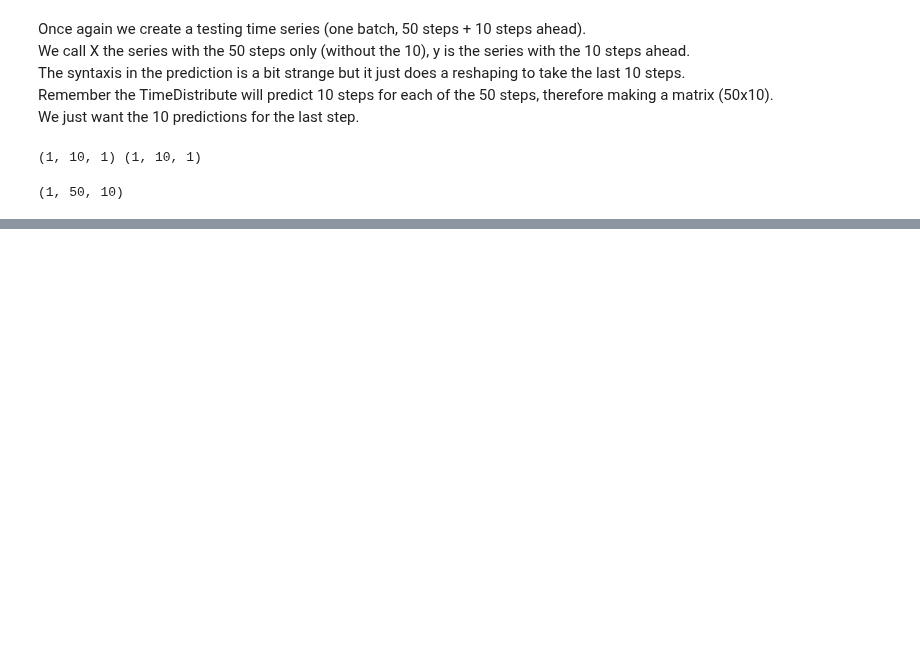
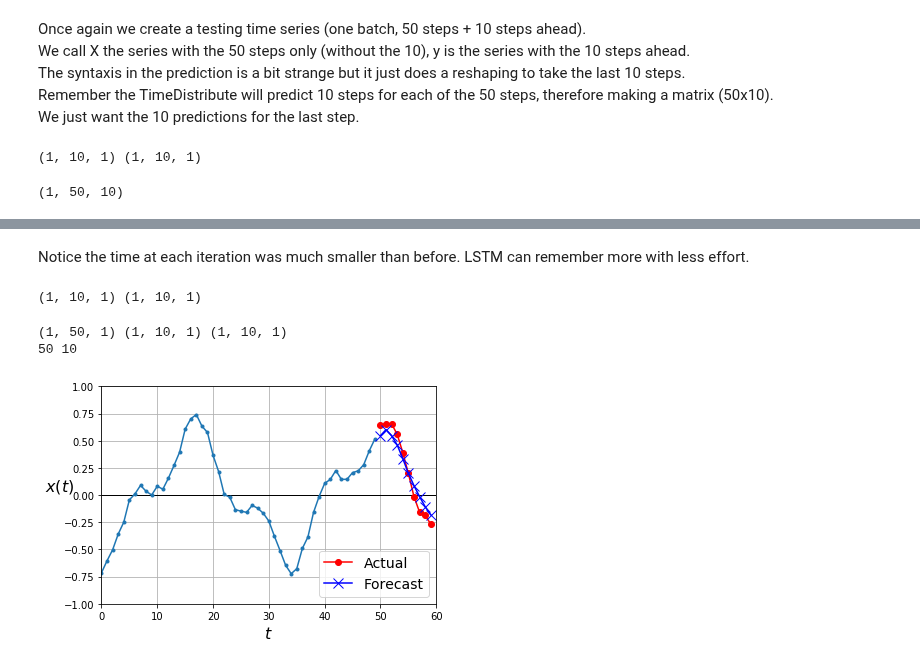
Before and after one commit to dtrad/geoml_course, a Jupyter notebook: Practice22_RNN.ipynb, the cells around one changed output, grey strips where cells are left out. Drawn from its saved outputs; the diff is of its cells as text; code cells hidden in the pictures; blank space fills up the shorter version.

```diff
--- a/Practice22_RNN.ipynb
+++ b/Practice22_RNN.ipynb
@@ -617,0 +629,13 @@ plt.show()
+# %%
+np.random.seed(42)
+tf.random.set_seed(42)
+
+model = keras.models.Sequential([
+    keras.layers.LSTM(20, return_sequences=True, input_shape=[None, 1]),
+    keras.layers.LSTM(20, return_sequences=True),
+    keras.layers.TimeDistributed(keras.layers.Dense(10))
+])
+
+model.compile(loss="mse", optimizer="adam", metrics=[last_time_step_mse])
+history = model.fit(X_train, Y_train, epochs=20,
+                    validation_data=(X_valid, Y_valid))
@@ -617,0 +660,18 @@ plt.show()
+# %% [markdown]
+Notice the time at each iteration was much smaller than before. LSTM can remember more with less effort.
+# %%
+np.random.seed(43)
+
+series = generate_time_series(1, 50 + 10)
+X_new, Y_new = series[:, :50, :], series[:, 50:, :]
+Y_pred_LSTM = model.predict(X_new)[:, -1][..., np.newaxis]
+print(Y_new.shape,Y_pred.shape)
+# %% [output]
+(1, 10, 1) (1, 10, 1)
+# %%
+plot_multiple_forecasts(X_new, Y_new, Y_pred_LSTM)
+plt.show()
+# %% [output]
+(1, 50, 1) (1, 10, 1) (1, 10, 1)
+50 10
+[figure, added]
```
Also changed, not shown: parts of 28 cells of this notebook.
